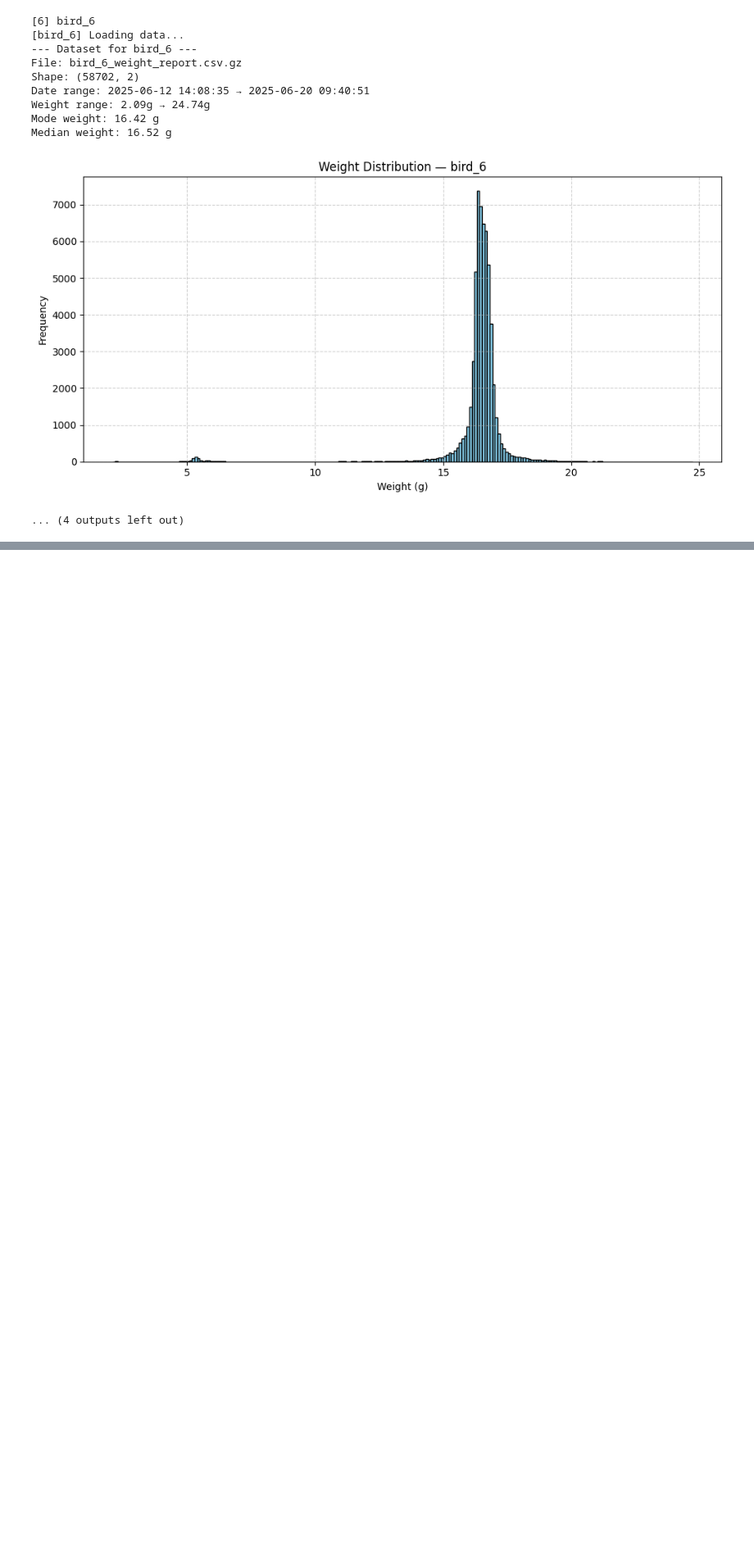
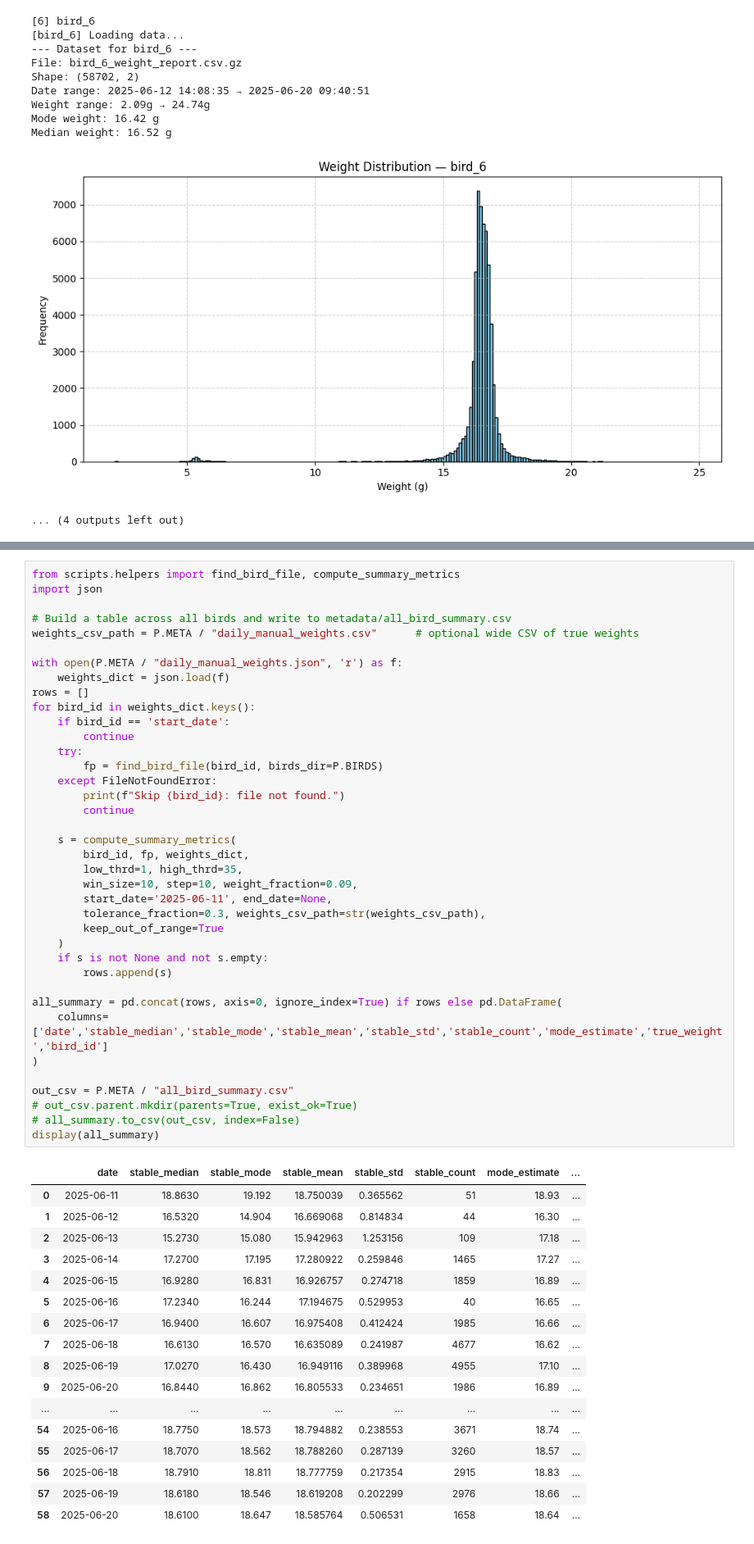
Before and after one commit to NeuralSyntaxLab/perch-scale-manuscript, a Jupyter notebook: scripts/data_exploration.ipynb, the cells around one changed output, grey strips where cells are left out. Shown: that part at 82% size. Cells and saved outputs as stored; diff of their text form; blank space fills up the shorter version.

```diff
--- a/scripts/data_exploration.ipynb
+++ b/scripts/data_exploration.ipynb
@@ -241,0 +163,56 @@ display(results_df)
+# %%
+from scripts.helpers import find_bird_file, compute_summary_metrics
+import json
+
+# Build a table across all birds and write to metadata/all_bird_summary.csv
+weights_csv_path = P.META / "daily_manual_weights.csv"      # optional wide CSV of true weights
+
+with open(P.META / "daily_manual_weights.json", 'r') as f:
+    weights_dict = json.load(f)
+rows = []
+for bird_id in weights_dict.keys():
+    if bird_id == 'start_date':
+        continue
+    try:
+        fp = find_bird_file(bird_id, birds_dir=P.BIRDS)
+    except FileNotFoundError:
+        print(f"Skip {bird_id}: file not found.")
+        continue
+
+    s = compute_summary_metrics(
+        bird_id, fp, weights_dict,
+        low_thrd=1, high_thrd=35,
+        win_size=10, step=10, weight_fraction=0.09,
+        start_date='2025-06-11', end_date=None,
+        tolerance_fraction=0.3, weights_csv_path=str(weights_csv_path),
+        keep_out_of_range=True
+    )
+    if s is not None and not s.empty:
+        rows.append(s)
+
+all_summary = pd.concat(rows, axis=0, ignore_index=True) if rows else pd.DataFrame(
+    columns=['date','stable_median','stable_mode','stable_mean','stable_std','stable_count','mode_estimate','true_weight','bird_id']
+)
+
+out_csv = P.META / "all_bird_summary.csv"
+# out_csv.parent.mkdir(parents=True, exist_ok=True)
+# all_summary.to_csv(out_csv, index=False)
+display(all_summary)
+# %% [output]
+|  | date | stable_median | stable_mode | stable_mean | stable_std | stable_count | mode_estimate | ... |
+| 0 | 2025-06-11 | 18.8630 | 19.192 | 18.750039 | 0.365562 | 51 | 18.93 | ... |
+| 1 | 2025-06-12 | 16.5320 | 14.904 | 16.669068 | 0.814834 | 44 | 16.30 | ... |
+| 2 | 2025-06-13 | 15.2730 | 15.080 | 15.942963 | 1.253156 | 109 | 17.18 | ... |
+| 3 | 2025-06-14 | 17.2700 | 17.195 | 17.280922 | 0.259846 | 1465 | 17.27 | ... |
+| 4 | 2025-06-15 | 16.9280 | 16.831 | 16.926757 | 0.274718 | 1859 | 16.89 | ... |
+| 5 | 2025-06-16 | 17.2340 | 16.244 | 17.194675 | 0.529953 | 40 | 16.65 | ... |
+| 6 | 2025-06-17 | 16.9400 | 16.607 | 16.975408 | 0.412424 | 1985 | 16.66 | ... |
+| 7 | 2025-06-18 | 16.6130 | 16.570 | 16.635089 | 0.241987 | 4677 | 16.62 | ... |
+| 8 | 2025-06-19 | 17.0270 | 16.430 | 16.949116 | 0.389968 | 4955 | 17.10 | ... |
+| 9 | 2025-06-20 | 16.8440 | 16.862 | 16.805533 | 0.234651 | 1986 | 16.89 | ... |
+| ... | ... | ... | ... | ... | ... | ... | ... | ... |
+| 54 | 2025-06-16 | 18.7750 | 18.573 | 18.794882 | 0.238553 | 3671 | 18.74 | ... |
+| 55 | 2025-06-17 | 18.7070 | 18.562 | 18.788260 | 0.287139 | 3260 | 18.57 | ... |
+| 56 | 2025-06-18 | 18.7910 | 18.811 | 18.777759 | 0.217354 | 2915 | 18.83 | ... |
+| 57 | 2025-06-19 | 18.6180 | 18.546 | 18.619208 | 0.202299 | 2976 | 18.66 | ... |
+| 58 | 2025-06-20 | 18.6100 | 18.647 | 18.585764 | 0.506531 | 1658 | 18.64 | ... |
```
Also changed, not shown: parts of 5 cells of this notebook, 12 other files.
